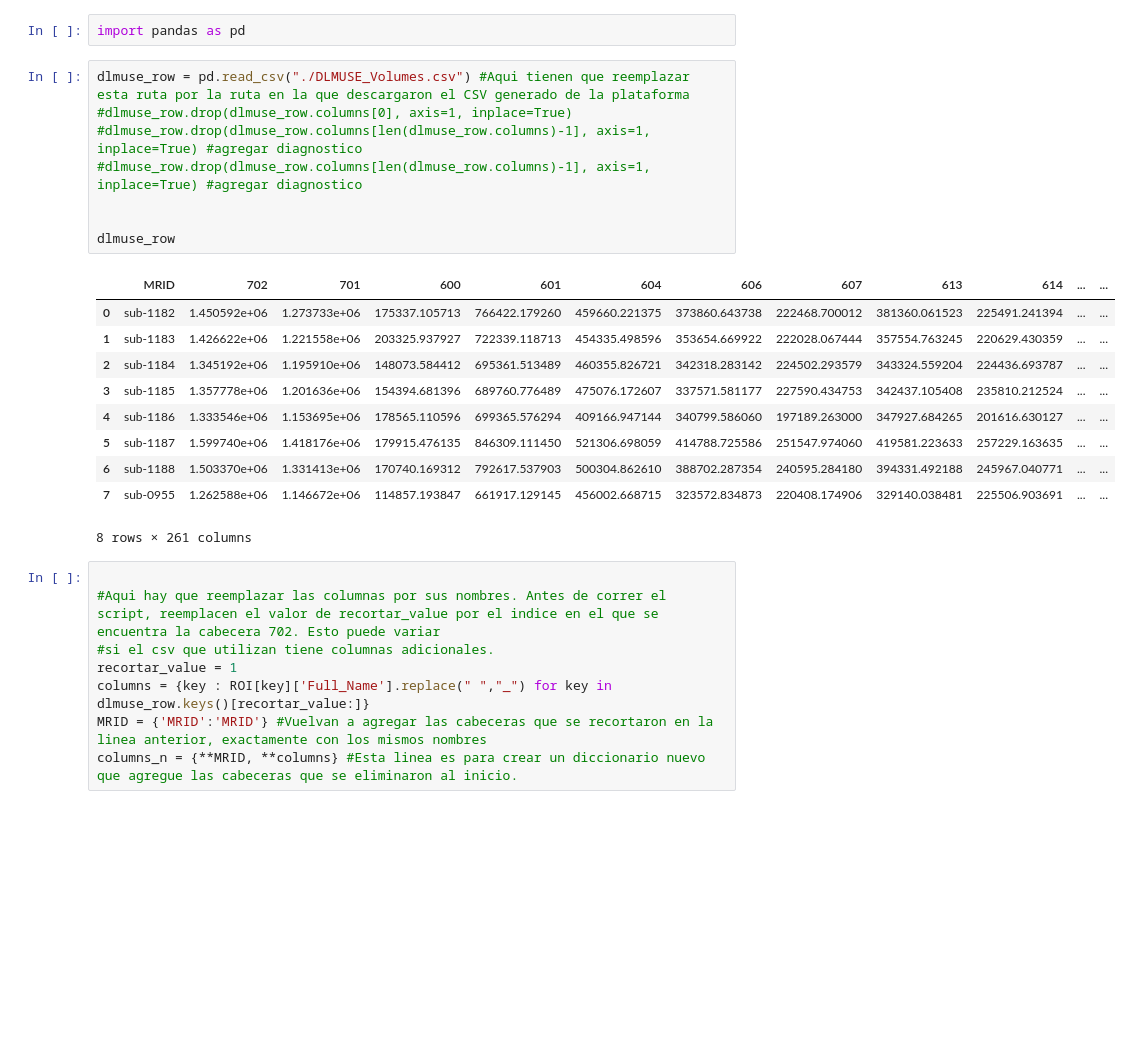
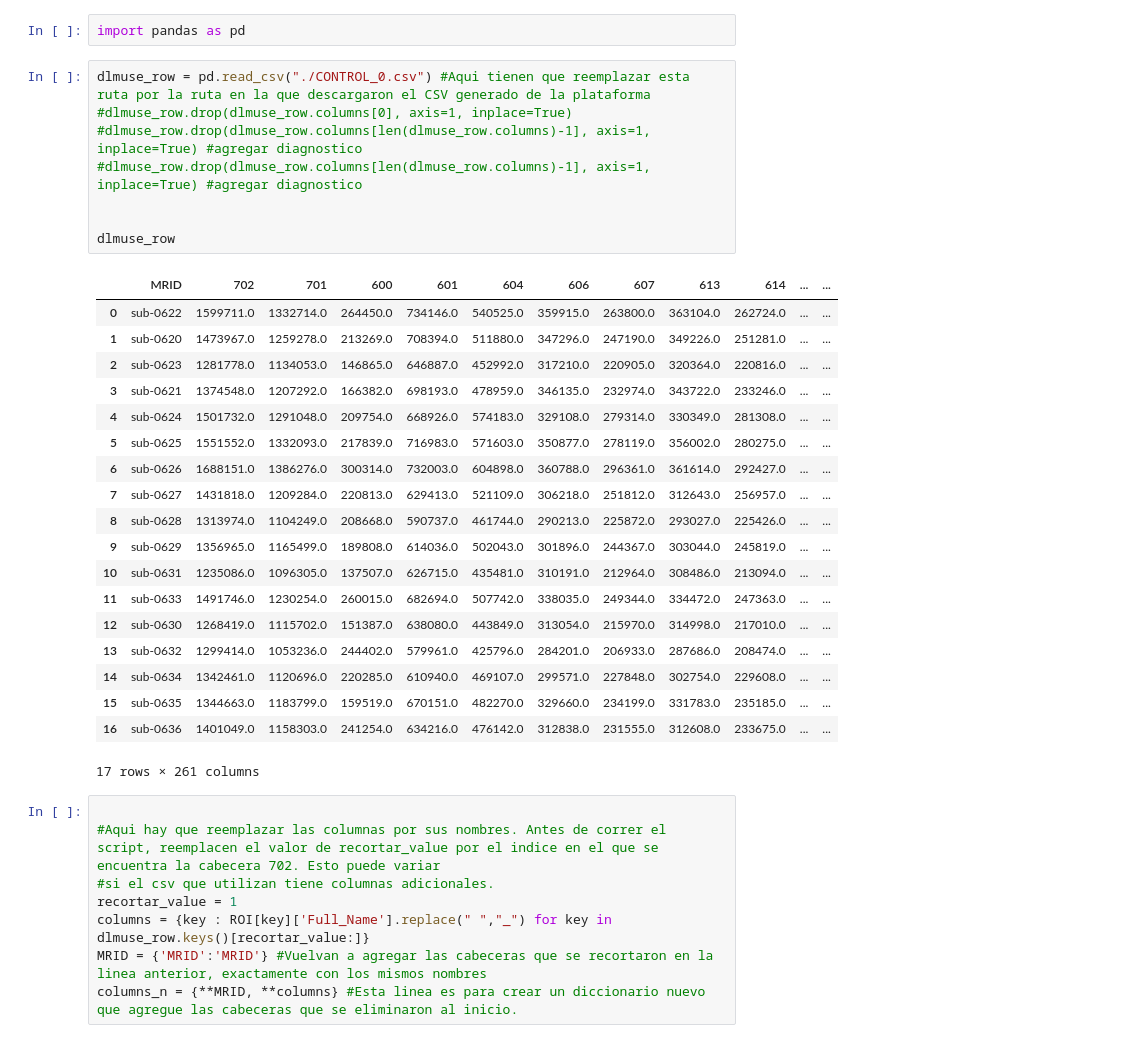
Before and after one commit to A-Cronnex/MRI-Project-2025, a Jupyter notebook: CONVERT_HEADERS_TO_ROIs.ipynb, the cells around one changed output. Saved outputs shown, nothing was run; the diff lists cells and outputs as text; blank space fills up the shorter version.

```diff
--- a/CONVERT_HEADERS_TO_ROIs.ipynb
+++ b/CONVERT_HEADERS_TO_ROIs.ipynb
@@ -10,24 +10,33 @@ ROI['702']['Full_Name']
 # %%
 import pandas as pd
 # %%
-dlmuse_row = pd.read_csv("./DLMUSE_Volumes.csv") #Aqui tienen que reemplazar esta ruta por la ruta en la que descargaron el CSV generado de la plataforma
+dlmuse_row = pd.read_csv("./CONTROL_0.csv") #Aqui tienen que reemplazar esta ruta por la ruta en la que descargaron el CSV generado de la plataforma
 #dlmuse_row.drop(dlmuse_row.columns[0], axis=1, inplace=True)
 #dlmuse_row.drop(dlmuse_row.columns[len(dlmuse_row.columns)-1], axis=1, inplace=True) #agregar diagnostico
 #dlmuse_row.drop(dlmuse_row.columns[len(dlmuse_row.columns)-1], axis=1, inplace=True) #agregar diagnostico
 
 
 dlmuse_row
 # %% [output]
 |  | MRID | 702 | 701 | 600 | 601 | 604 | 606 | 607 | 613 | 614 | ... | ... |
-| 0 | sub-1182 | 1.450592e+06 | 1.273733e+06 | 175337.105713 | 766422.179260 | 459660.221375 | 373860.643738 | 222468.700012 | 381360.061523 | 225491.241394 | ... | ... |
-| 1 | sub-1183 | 1.426622e+06 | 1.221558e+06 | 203325.937927 | 722339.118713 | 454335.498596 | 353654.669922 | 222028.067444 | 357554.763245 | 220629.430359 | ... | ... |
-| 2 | sub-1184 | 1.345192e+06 | 1.195910e+06 | 148073.584412 | 695361.513489 | 460355.826721 | 342318.283142 | 224502.293579 | 343324.559204 | 224436.693787 | ... | ... |
-| 3 | sub-1185 | 1.357778e+06 | 1.201636e+06 | 154394.681396 | 689760.776489 | 475076.172607 | 337571.581177 | 227590.434753 | 342437.105408 | 235810.212524 | ... | ... |
-| 4 | sub-1186 | 1.333546e+06 | 1.153695e+06 | 178565.110596 | 699365.576294 | 409166.947144 | 340799.586060 | 197189.263000 | 347927.684265 | 201616.630127 | ... | ... |
-| 5 | sub-1187 | 1.599740e+06 | 1.418176e+06 | 179915.476135 | 846309.111450 | 521306.698059 | 414788.725586 | 251547.974060 | 419581.223633 | 257229.163635 | ... | ... |
-| 6 | sub-1188 | 1.503370e+06 | 1.331413e+06 | 170740.169312 | 792617.537903 | 500304.862610 | 388702.287354 | 240595.284180 | 394331.492188 | 245967.040771 | ... | ... |
-| 7 | sub-0955 | 1.262588e+06 | 1.146672e+06 | 114857.193847 | 661917.129145 | 456002.668715 | 323572.834873 | 220408.174906 | 329140.038481 | 225506.903691 | ... | ... |
+| 0 | sub-0622 | 1599711.0 | 1332714.0 | 264450.0 | 734146.0 | 540525.0 | 359915.0 | 263800.0 | 363104.0 | 262724.0 | ... | ... |
+| 1 | sub-0620 | 1473967.0 | 1259278.0 | 213269.0 | 708394.0 | 511880.0 | 347296.0 | 247190.0 | 349226.0 | 251281.0 | ... | ... |
+| 2 | sub-0623 | 1281778.0 | 1134053.0 | 146865.0 | 646887.0 | 452992.0 | 317210.0 | 220905.0 | 320364.0 | 220816.0 | ... | ... |
+| 3 | sub-0621 | 1374548.0 | 1207292.0 | 166382.0 | 698193.0 | 478959.0 | 346135.0 | 232974.0 | 343722.0 | 233246.0 | ... | ... |
+| 4 | sub-0624 | 1501732.0 | 1291048.0 | 209754.0 | 668926.0 | 574183.0 | 329108.0 | 279314.0 | 330349.0 | 281308.0 | ... | ... |
+| 5 | sub-0625 | 1551552.0 | 1332093.0 | 217839.0 | 716983.0 | 571603.0 | 350877.0 | 278119.0 | 356002.0 | 280275.0 | ... | ... |
+| 6 | sub-0626 | 1688151.0 | 1386276.0 | 300314.0 | 732003.0 | 604898.0 | 360788.0 | 296361.0 | 361614.0 | 292427.0 | ... | ... |
+| 7 | sub-0627 | 1431818.0 | 1209284.0 | 220813.0 | 629413.0 | 521109.0 | 306218.0 | 251812.0 | 312643.0 | 256957.0 | ... | ... |
+| 8 | sub-0628 | 1313974.0 | 1104249.0 | 208668.0 | 590737.0 | 461744.0 | 290213.0 | 225872.0 | 293027.0 | 225426.0 | ... | ... |
+| 9 | sub-0629 | 1356965.0 | 1165499.0 | 189808.0 | 614036.0 | 502043.0 | 301896.0 | 244367.0 | 303044.0 | 245819.0 | ... | ... |
+| 10 | sub-0631 | 1235086.0 | 1096305.0 | 137507.0 | 626715.0 | 435481.0 | 310191.0 | 212964.0 | 308486.0 | 213094.0 | ... | ... |
+| 11 | sub-0633 | 1491746.0 | 1230254.0 | 260015.0 | 682694.0 | 507742.0 | 338035.0 | 249344.0 | 334472.0 | 247363.0 | ... | ... |
+| 12 | sub-0630 | 1268419.0 | 1115702.0 | 151387.0 | 638080.0 | 443849.0 | 313054.0 | 215970.0 | 314998.0 | 217010.0 | ... | ... |
+| 13 | sub-0632 | 1299414.0 | 1053236.0 | 244402.0 | 579961.0 | 425796.0 | 284201.0 | 206933.0 | 287686.0 | 208474.0 | ... | ... |
+| 14 | sub-0634 | 1342461.0 | 1120696.0 | 220285.0 | 610940.0 | 469107.0 | 299571.0 | 227848.0 | 302754.0 | 229608.0 | ... | ... |
+| 15 | sub-0635 | 1344663.0 | 1183799.0 | 159519.0 | 670151.0 | 482270.0 | 329660.0 | 234199.0 | 331783.0 | 235185.0 | ... | ... |
+| 16 | sub-0636 | 1401049.0 | 1158303.0 | 241254.0 | 634216.0 | 476142.0 | 312838.0 | 231555.0 | 312608.0 | 233675.0 | ... | ... |
-8 rows × 261 columns
+17 rows × 261 columns
 # %%
 
 #Aqui hay que reemplazar las columnas por sus nombres. Antes de correr el script, reemplacen el valor de recortar_value por el indice en el que se encuentra la cabecera 702. Esto puede variar
```
Also changed, not shown: parts of 3 cells of this notebook, 17 other files.
